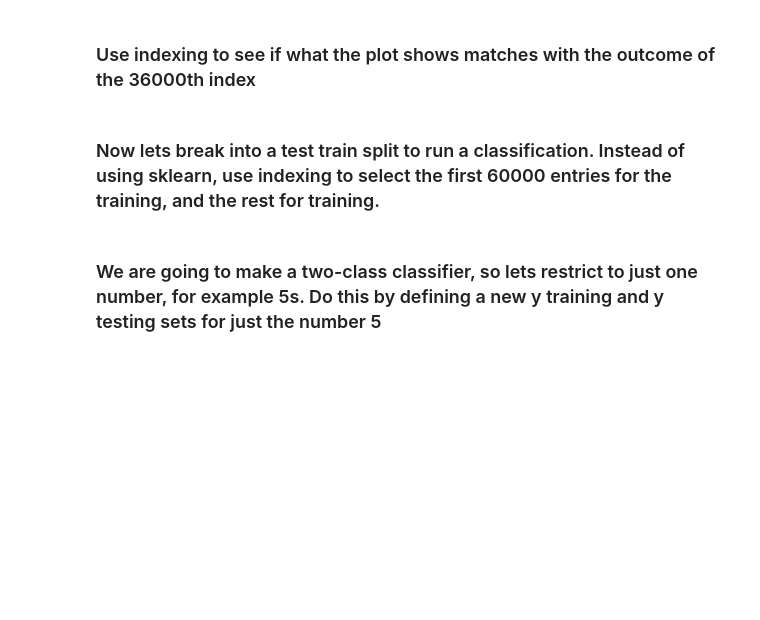
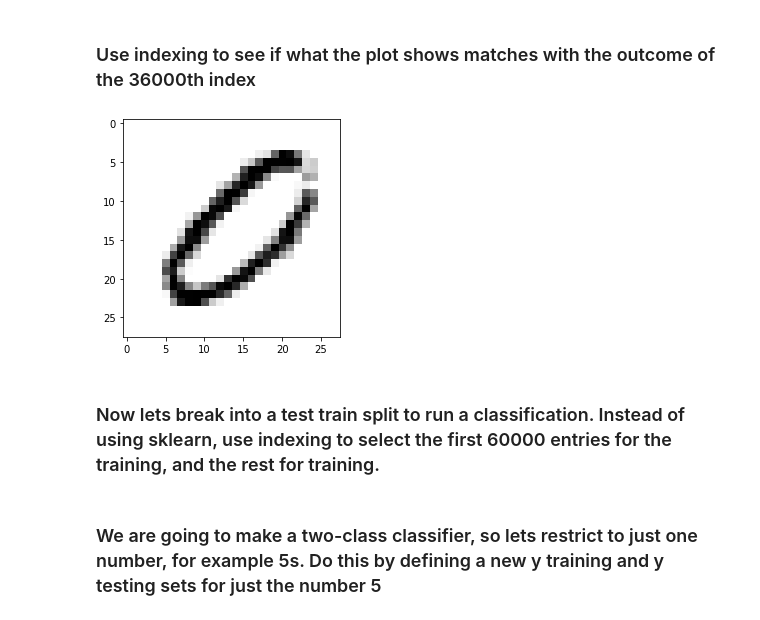
Before and after one commit to ironhack-datalabs/dataV2-labs, a Jupyter notebook: module-3/Evaluation-Recall-and-Precision/your-code/main.ipynb, the cells around one changed output. Drawn from its saved outputs; the diff is of its cells as text; code cells hidden in the pictures; blank space fills up the shorter version.

```diff
--- a/module-3/Evaluation-Recall-and-Precision/your-code/main.ipynb
+++ b/module-3/Evaluation-Recall-and-Precision/your-code/main.ipynb
@@ -16,4 +40,9 @@ X, y = mnist['data'], mnist['target']
 # %% [markdown]
 ### Use indexing to see if what the plot shows matches with the outcome of the 36000th index
+# %%
+plt.imshow(X[35999].reshape(28,28), cmap=matplotlib.cm.binary, interpolation='nearest')
+plt.show()
+# %% [output]
+[figure, added]
 # %% [markdown]
 ### Now lets break into a test train split to run a classification. Instead of using sklearn, use indexing to select the first 60000 entries for the training, and the rest for training.
```
Also changed, not shown: parts of 17 cells of this notebook, 3 other files.
